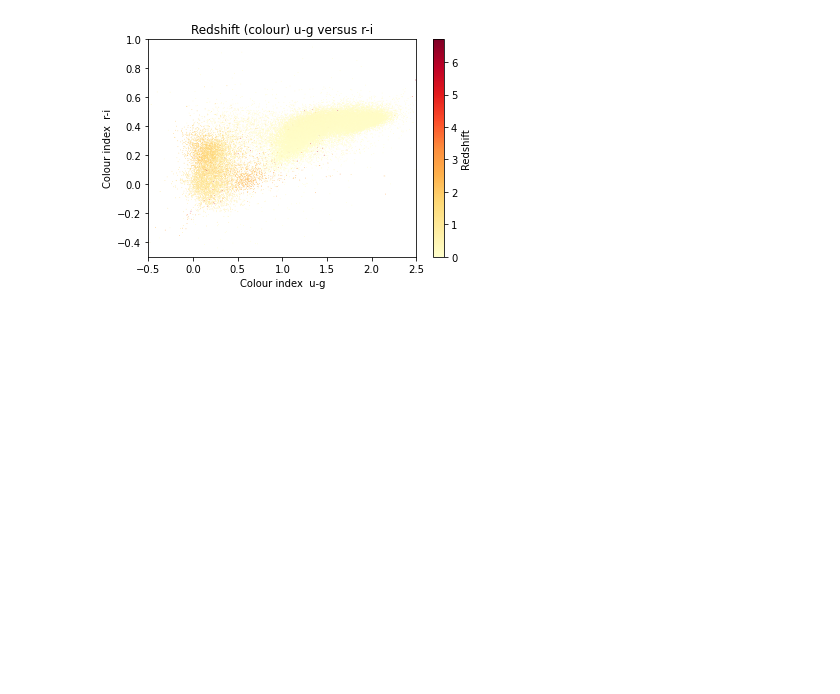
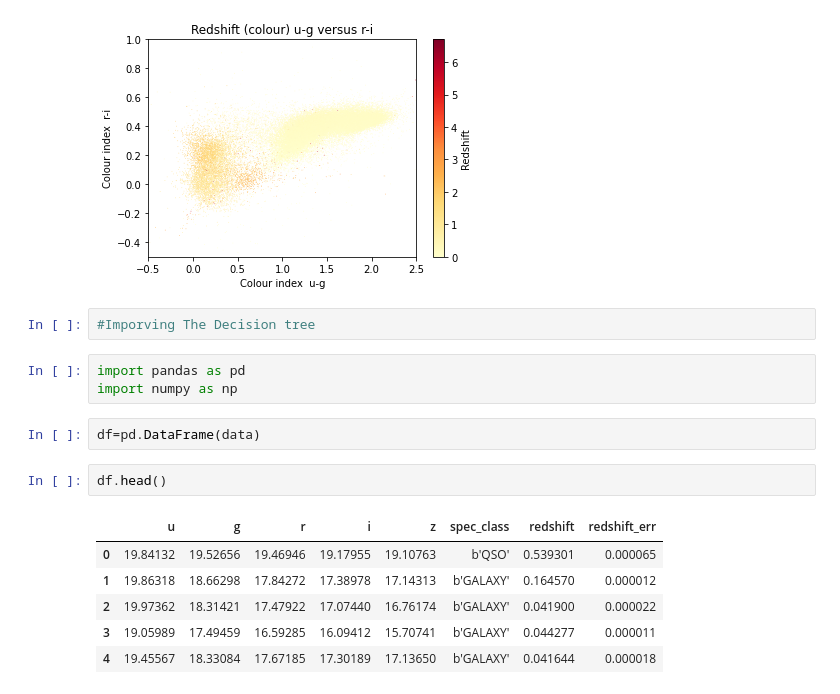
Before and after one commit to shubhamshinde3/Data-Driven-Astronomy, a Jupyter notebook: Data_Driven_Astronomy.ipynb, the cells around one changed output. Cells and saved outputs as stored; diff of their text form; blank space fills up the shorter version.

```diff
--- a/Data_Driven_Astronomy.ipynb
+++ b/Data_Driven_Astronomy.ipynb
@@ -90,3 +90,19 @@ plt.ylim(-0.5, 1)
 plt.show()
 # %% [output]
 [figure]
+# %%
+#Imporving The Decision tree
+# %%
+import pandas as pd
+import numpy as np
+# %%
+df=pd.DataFrame(data)
+# %%
+df.head()
+# %% [output]
+|  | u | g | r | i | z | spec_class | redshift | redshift_err |
+| 0 | 19.84132 | 19.52656 | 19.46946 | 19.17955 | 19.10763 | b'QSO' | 0.539301 | 0.000065 |
+| 1 | 19.86318 | 18.66298 | 17.84272 | 17.38978 | 17.14313 | b'GALAXY' | 0.164570 | 0.000012 |
+| 2 | 19.97362 | 18.31421 | 17.47922 | 17.07440 | 16.76174 | b'GALAXY' | 0.041900 | 0.000022 |
+| 3 | 19.05989 | 17.49459 | 16.59285 | 16.09412 | 15.70741 | b'GALAXY' | 0.044277 | 0.000011 |
+| 4 | 19.45567 | 18.33084 | 17.67185 | 17.30189 | 17.13650 | b'GALAXY' | 0.041644 | 0.000018 |
```
Also changed, not shown: parts of 17 cells of this notebook.
